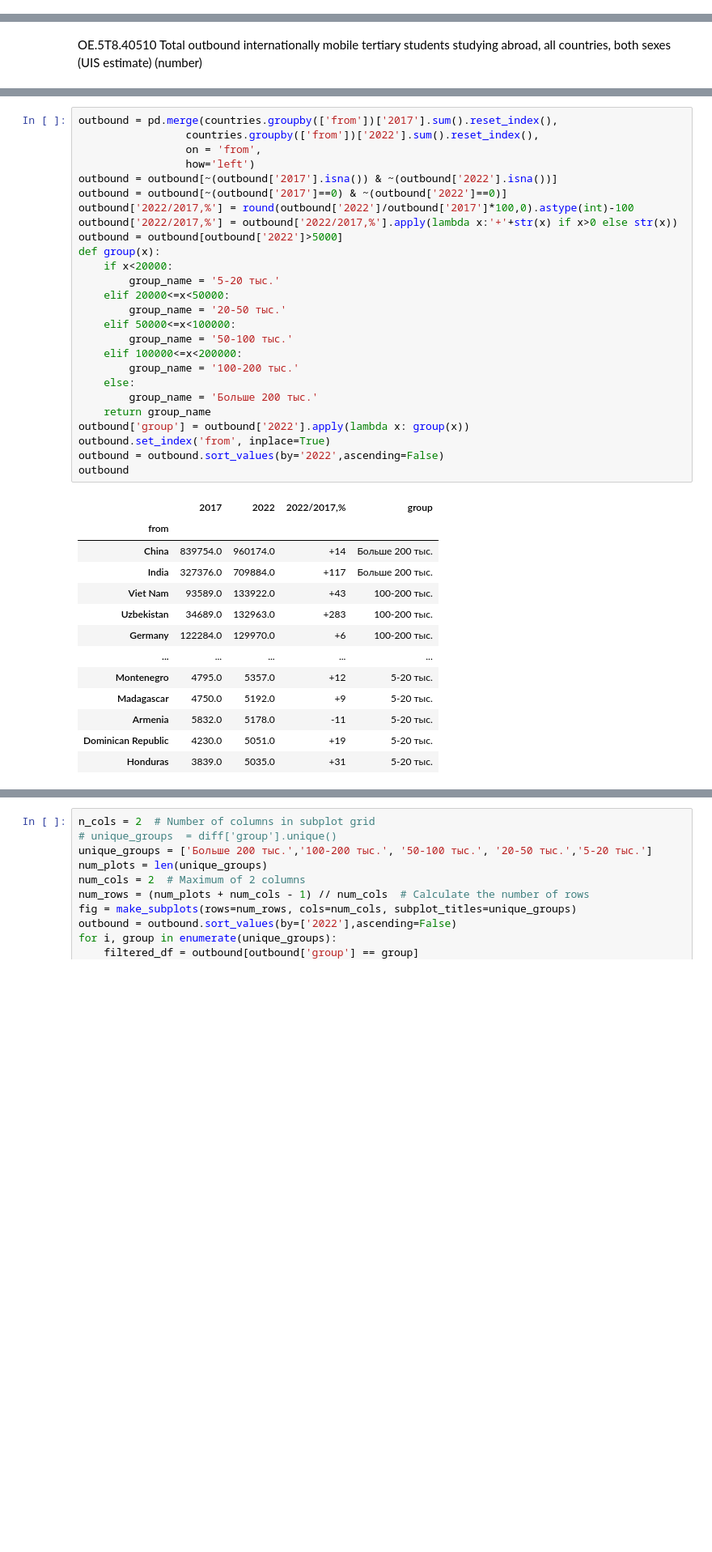
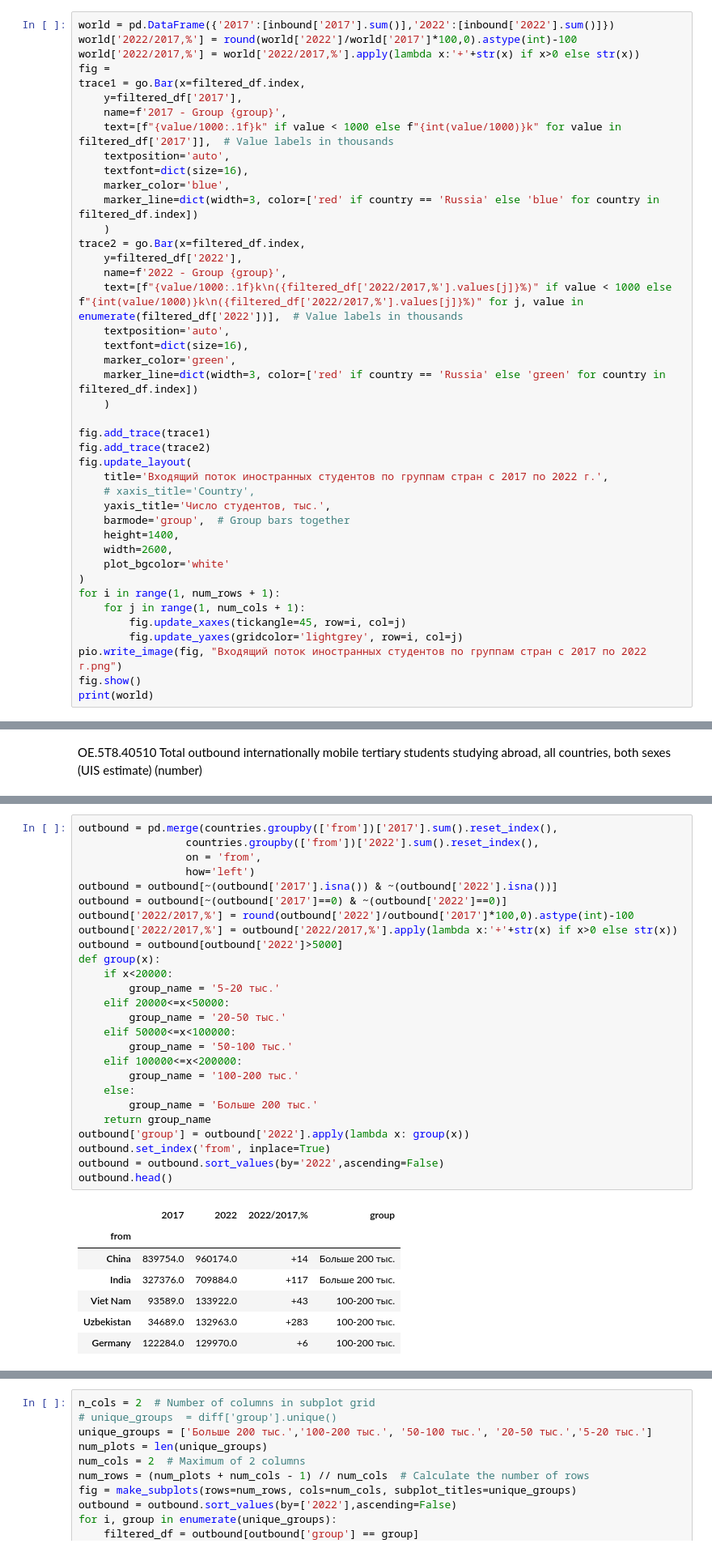
Before and after one commit to YuliyaTorgasheva/students_mobility, a Jupyter notebook: international_students_mob_CA.ipynb, the cells around one changed output, grey strips where cells are left out. Shown: that part at 81% size. Drawn from its saved outputs; the diff is of its cells as text; blank space fills up the shorter version.

```diff
--- a/international_students_mob_CA.ipynb
+++ b/international_students_mob_CA.ipynb
@@ -268,0 +331,42 @@ inbound
+# %%
+world = pd.DataFrame({'2017':[inbound['2017'].sum()],'2022':[inbound['2022'].sum()]})
+world['2022/2017,%'] = round(world['2022']/world['2017']*100,0).astype(int)-100
+world['2022/2017,%'] = world['2022/2017,%'].apply(lambda x:'+'+str(x) if x>0 else str(x))
+fig =
+trace1 = go.Bar(x=filtered_df.index,
+    y=filtered_df['2017'],
+    name=f'2017 - Group {group}',
+    text=[f"{value/1000:.1f}k" if value < 1000 else f"{int(value/1000)}k" for value in filtered_df['2017']],  # Value labels in thousands
+    textposition='auto',
+    textfont=dict(size=16),
+    marker_color='blue',
+    marker_line=dict(width=3, color=['red' if country == 'Russia' else 'blue' for country in filtered_df.index])
+    )
+trace2 = go.Bar(x=filtered_df.index,
+    y=filtered_df['2022'],
+    name=f'2022 - Group {group}',
+    text=[f"{value/1000:.1f}k\n({filtered_df['2022/2017,%'].values[j]}%)" if value < 1000 else f"{int(value/1000)}k\n({filtered_df['2022/2017,%'].values[j]}%)" for j, value in enumerate(filtered_df['2022'])],  # Value labels in thousands
+    textposition='auto',
+    textfont=dict(size=16),
+    marker_color='green',
+    marker_line=dict(width=3, color=['red' if country == 'Russia' else 'green' for country in filtered_df.index])
+    )
+
+fig.add_trace(trace1)
+fig.add_trace(trace2)
+fig.update_layout(
+    title='Входящий поток иностранных студентов по группам стран с 2017 по 2022 г.',
+    # xaxis_title='Country',
+    yaxis_title='Число студентов, тыс.',
+    barmode='group',  # Group bars together
+    height=1400,
+    width=2600,
+    plot_bgcolor='white'
+)
+for i in range(1, num_rows + 1):
+    for j in range(1, num_cols + 1):
+        fig.update_xaxes(tickangle=45, row=i, col=j)
+        fig.update_yaxes(gridcolor='lightgrey', row=i, col=j)
+pio.write_image(fig, "Входящий поток иностранных студентов по группам стран с 2017 по 2022 г.png")
+fig.show()
+print(world)
@@ -343,37 +443,31 @@ outbound = pd.merge(countries.groupby(['from'])['2017'].sum().reset_index(),
                  on = 'from',
                  how='left')
 outbound = outbound[~(outbound['2017'].isna()) & ~(outbound['2022'].isna())]
 outbound = outbound[~(outbound['2017']==0) & ~(outbound['2022']==0)]
 outbound['2022/2017,%'] = round(outbound['2022']/outbound['2017']*100,0).astype(int)-100
 outbound['2022/2017,%'] = outbound['2022/2017,%'].apply(lambda x:'+'+str(x) if x>0 else str(x))
 outbound = outbound[outbound['2022']>5000]
 def group(x):
     if x<20000:
         group_name = '5-20 тыс.'
     elif 20000<=x<50000:
         group_name = '20-50 тыс.'
     elif 50000<=x<100000:
         group_name = '50-100 тыс.'
     elif 100000<=x<200000:
         group_name = '100-200 тыс.'
     else:
         group_name = 'Больше 200 тыс.'
     return group_name
 outbound['group'] = outbound['2022'].apply(lambda x: group(x))
 outbound.set_index('from', inplace=True)
 outbound = outbound.sort_values(by='2022',ascending=False)
-outbound
+outbound.head()
 # %% [output]
 |  | 2017 | 2022 | 2022/2017,% | group |
 | from |  |  |  |  |
 | China | 839754.0 | 960174.0 | +14 | Больше 200 тыс. |
 | India | 327376.0 | 709884.0 | +117 | Больше 200 тыс. |
 | Viet Nam | 93589.0 | 133922.0 | +43 | 100-200 тыс. |
 | Uzbekistan | 34689.0 | 132963.0 | +283 | 100-200 тыс. |
 | Germany | 122284.0 | 129970.0 | +6 | 100-200 тыс. |
-| ... | ... | ... | ... | ... |
-| Montenegro | 4795.0 | 5357.0 | +12 | 5-20 тыс. |
-| Madagascar | 4750.0 | 5192.0 | +9 | 5-20 тыс. |
-| Armenia | 5832.0 | 5178.0 | -11 | 5-20 тыс. |
-| Dominican Republic | 4230.0 | 5051.0 | +19 | 5-20 тыс. |
-| Honduras | 3839.0 | 5035.0 | +31 | 5-20 тыс. |
```
Also changed, not shown: parts of 48 cells of this notebook, 24 other files.
